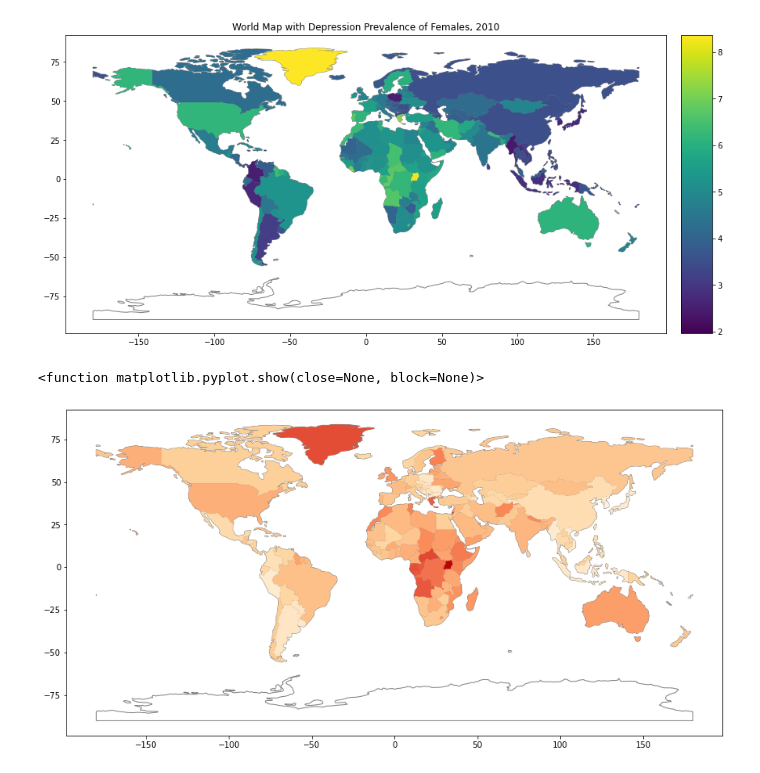
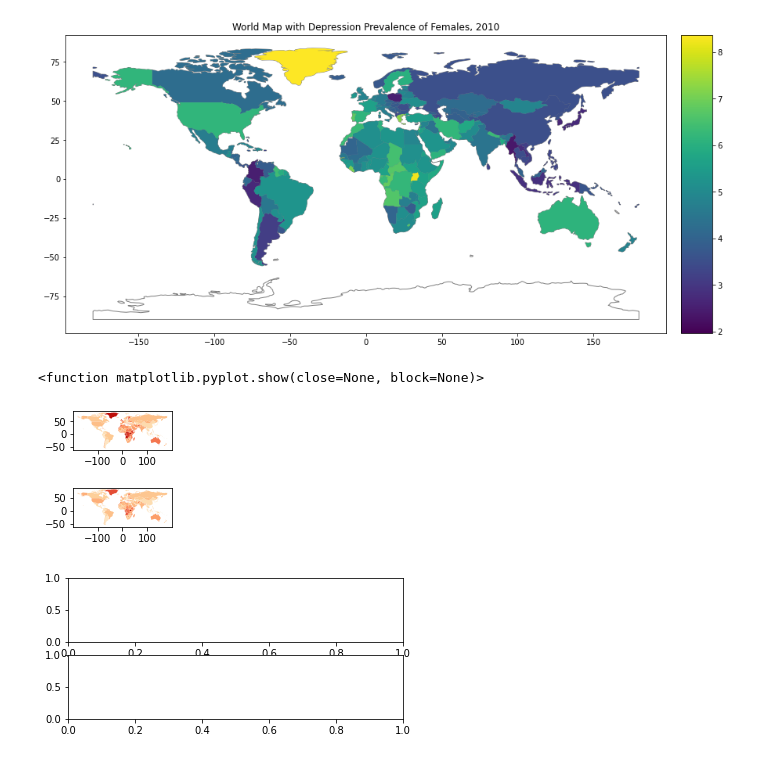
Before and after one commit to lostconnectionhere/mental_health, a Jupyter notebook: menth.ipynb, the cells around one changed output. Drawn from its saved outputs; the diff is of its cells as text; code cells hidden in the pictures.

Commit message:
two world maps plot

```diff
--- a/menth.ipynb
+++ b/menth.ipynb
@@ -336,23 +336,35 @@ plt.show()
 # %%
 prev_depression_1990 = mergedDF.loc[mergedDF['Year'] == 1990]
 prev_depression_2000 = mergedDF.loc[mergedDF['Year'] == 2000]
 
 gdf1990 = gpd.GeoDataFrame(prev_depression_1990)
 gdf2000 = gpd.GeoDataFrame(prev_depression_2000)
 
+plt.figure()
+ax1 = plt.subplot2grid((3,3), (0,0),figsize=(15, 10))
+ax2 = plt.subplot2grid((3,3), (1,0),figsize=(15, 10))
 from mpl_toolkits.axes_grid1 import make_axes_locatable
 
-fig, ax = plt.subplots(1, 1, figsize=(15, 10))
+# fig, ax = plt.subplots(1, 1, figsize=(15, 10))
 divider = make_axes_locatable(ax)
 # cax = divider.append_axes("right", size="5%", pad=0.1)
 
 world.plot(ax=ax, color='white', edgecolor='gray')
-world_map_1990_male = gdf1990.plot(column='Prevalence_depr_male', ax=ax[0], markersize=50, cmap='OrRd')
-world_map_2000_male = gdf2000.plot(column='Prevalence_depr_male', ax=ax, markersize=50, cmap='OrRd')
+world_map_1990_male = gdf1990.plot(column='Prevalence_depr_male', ax=ax1, markersize=50, cmap='OrRd')
+world_map_2000_male = gdf2000.plot(column='Prevalence_depr_male', ax=ax2, markersize=50, cmap='OrRd')
 # world_map_1990_male.set_title("World Map with Depression Prevalence of Males, 1990")
 
 
 plt.show
 # %% [output]
 <function matplotlib.pyplot.show(close=None, block=None)>
-[figure, old version]
+[figure, new version]
+# %%
+import matplotlib.pyplot as plt
+
+plt.figure()
+ax1 = plt.subplot2grid((3,3), (0,0), colspan=3)
+ax2 = plt.subplot2grid((3,3), (1,0), colspan=3)
+plt.show()
+# %% [output]
+[figure, added]
```
